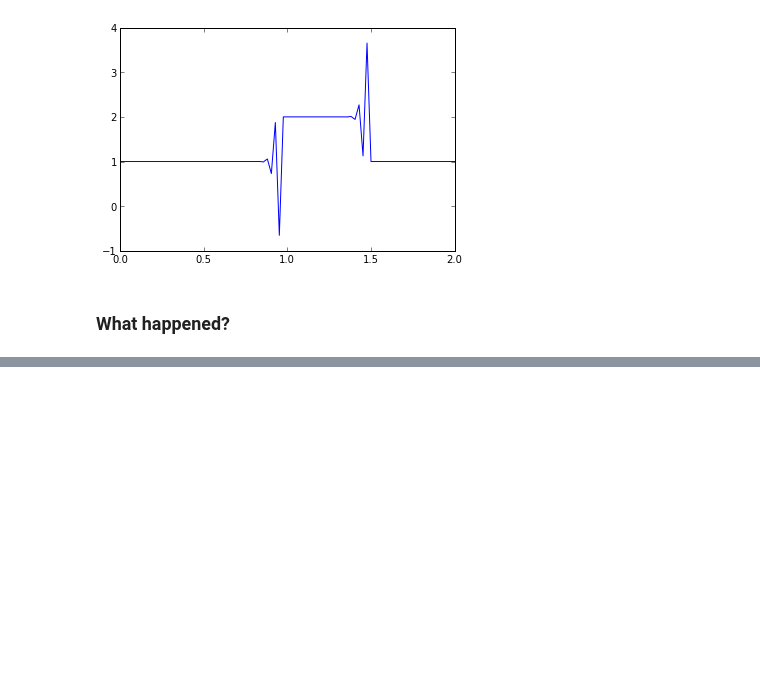
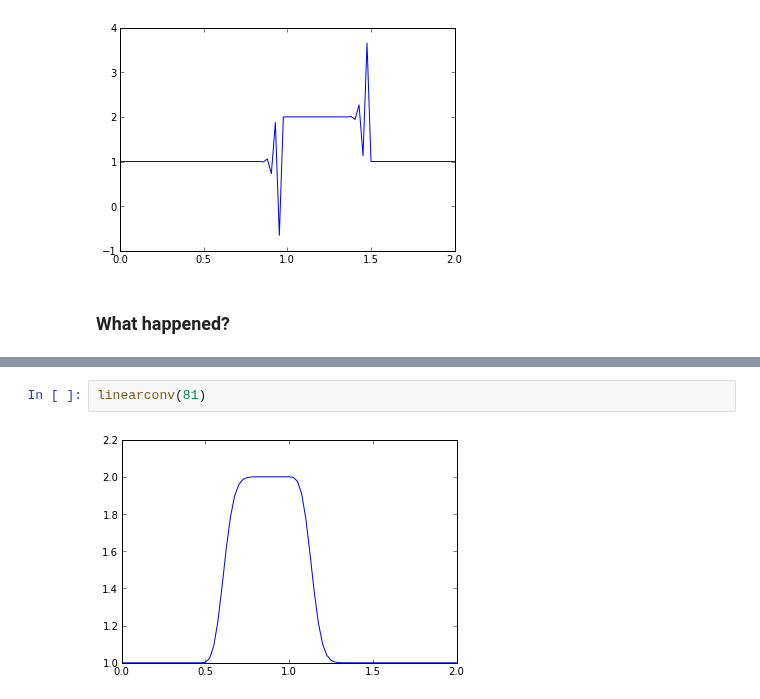
Before and after one commit to barbagroup/CFDPython, a Jupyter notebook: CFL Condition.ipynb, the cells around one changed output, grey strips where cells are left out. Drawn from its saved outputs; the diff is of its cells as text; blank space fills up the shorter version.

```diff
--- a/CFL Condition.ipynb
+++ b/CFL Condition.ipynb
@@ -63,0 +100,4 @@ What has happened is that over the time period $\Delta t$, the wave is travellin
+# %%
+linearconv(81)
+# %% [output]
+[figure, added]
```
Also changed, not shown: parts of 6 cells of this notebook.
